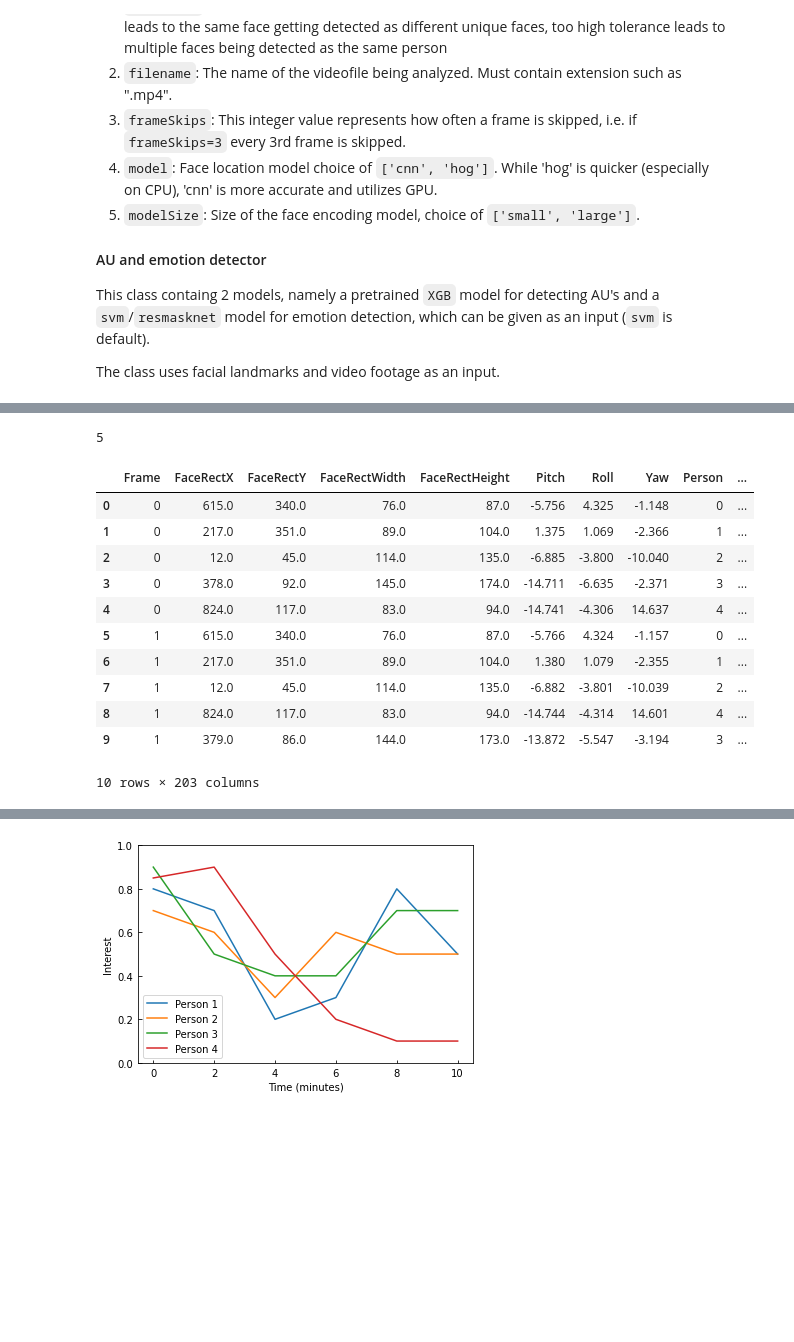
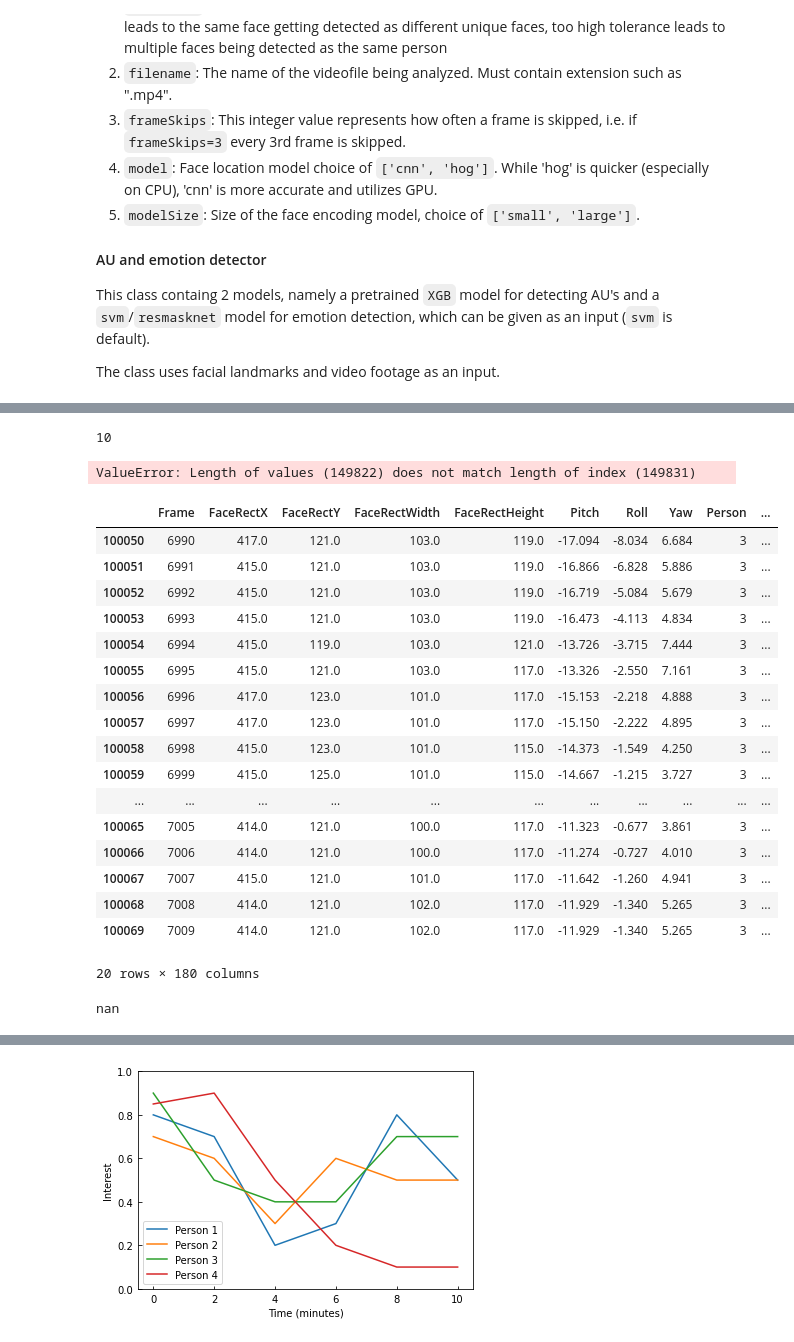
Before and after one commit to ramon284/Interest-predictor, a Jupyter notebook: pipeline.ipynb, the cells around one changed output, grey strips where cells are left out. Cells and saved outputs as stored; diff of their text form; code cells hidden in the pictures; blank space fills up the shorter version.

```diff
--- a/pipeline.ipynb
+++ b/pipeline.ipynb
@@ -221,14 +235,19 @@ gc.collect()
 import pandas as pd
 import numpy as np
 from Preprocessing.emotionMirroring import emotionMirroring
+from Preprocessing.eyeFeatures import eyePreprocessor
+ear = eyePreprocessor()
 def calculate_differences(df, feature):
     df[feature + '_diff'] = df.groupby('Person')[feature].diff().fillna(0).round(3)
 emoMirroring = emotionMirroring()
-for meetingNr in range(5,6):
+for meetingNr in range(10,11):
     print(meetingNr)
     output = pd.read_csv(f'mapje/meeting_{meetingNr}/7_mediapipe.csv')
     output = emoMirroring.runModel(output)
     output.to_csv(f'mapje/meeting_{meetingNr}/8_emotionMirrored.csv', index=False)
+
+    output = ear.get_EAR(output)
+    output = ear.pupilFeatures(output)
 
     output.sort_values(by=['Frame', 'Person'], inplace=True)
     output.reset_index(drop=True, inplace=True)
@@ -255,22 +274,35 @@ for meetingNr in range(5,6):
 
     output.to_csv(f'mapje/meeting_{meetingNr}/9_temporaled.csv', index=False)
 # %% [output]
-5
+10
+ValueError: Length of values (149822) does not match length of index (149831)
-# %%
-x[:10]
-# %% [output]
-|  | Frame | FaceRectX | FaceRectY | FaceRectWidth | FaceRectHeight | Pitch | Roll | Yaw | Person | ... |
-| 0 | 0 | 615.0 | 340.0 | 76.0 | 87.0 | -5.756 | 4.325 | -1.148 | 0 | ... |
-| 1 | 0 | 217.0 | 351.0 | 89.0 | 104.0 | 1.375 | 1.069 | -2.366 | 1 | ... |
-| 2 | 0 | 12.0 | 45.0 | 114.0 | 135.0 | -6.885 | -3.800 | -10.040 | 2 | ... |
-| 3 | 0 | 378.0 | 92.0 | 145.0 | 174.0 | -14.711 | -6.635 | -2.371 | 3 | ... |
-| 4 | 0 | 824.0 | 117.0 | 83.0 | 94.0 | -14.741 | -4.306 | 14.637 | 4 | ... |
-| 5 | 1 | 615.0 | 340.0 | 76.0 | 87.0 | -5.766 | 4.324 | -1.157 | 0 | ... |
-| 6 | 1 | 217.0 | 351.0 | 89.0 | 104.0 | 1.380 | 1.079 | -2.355 | 1 | ... |
-| 7 | 1 | 12.0 | 45.0 | 114.0 | 135.0 | -6.882 | -3.801 | -10.039 | 2 | ... |
-| 8 | 1 | 824.0 | 117.0 | 83.0 | 94.0 | -14.744 | -4.314 | 14.601 | 4 | ... |
-| 9 | 1 | 379.0 | 86.0 | 144.0 | 173.0 | -13.872 | -5.547 | -3.194 | 3 | ... |
-10 rows × 203 columns
+# %%
+import pandas as pd
+import numpy as np
+output = pd.read_csv(f'mapje/meeting_{5}/7_mediapipe.csv')
+# %% [output]
+|  | Frame | FaceRectX | FaceRectY | FaceRectWidth | FaceRectHeight | Pitch | Roll | Yaw | Person | ... |
+| 100050 | 6990 | 417.0 | 121.0 | 103.0 | 119.0 | -17.094 | -8.034 | 6.684 | 3 | ... |
+| 100051 | 6991 | 415.0 | 121.0 | 103.0 | 119.0 | -16.866 | -6.828 | 5.886 | 3 | ... |
+| 100052 | 6992 | 415.0 | 121.0 | 103.0 | 119.0 | -16.719 | -5.084 | 5.679 | 3 | ... |
+| 100053 | 6993 | 415.0 | 121.0 | 103.0 | 119.0 | -16.473 | -4.113 | 4.834 | 3 | ... |
+| 100054 | 6994 | 415.0 | 119.0 | 103.0 | 121.0 | -13.726 | -3.715 | 7.444 | 3 | ... |
+| 100055 | 6995 | 415.0 | 121.0 | 103.0 | 117.0 | -13.326 | -2.550 | 7.161 | 3 | ... |
+| 100056 | 6996 | 417.0 | 123.0 | 101.0 | 117.0 | -15.153 | -2.218 | 4.888 | 3 | ... |
+| 100057 | 6997 | 417.0 | 123.0 | 101.0 | 117.0 | -15.150 | -2.222 | 4.895 | 3 | ... |
+| 100058 | 6998 | 415.0 | 123.0 | 101.0 | 115.0 | -14.373 | -1.549 | 4.250 | 3 | ... |
+| 100059 | 6999 | 415.0 | 125.0 | 101.0 | 115.0 | -14.667 | -1.215 | 3.727 | 3 | ... |
+| ... | ... | ... | ... | ... | ... | ... | ... | ... | ... | ... |
+| 100065 | 7005 | 414.0 | 121.0 | 100.0 | 117.0 | -11.323 | -0.677 | 3.861 | 3 | ... |
+| 100066 | 7006 | 414.0 | 121.0 | 100.0 | 117.0 | -11.274 | -0.727 | 4.010 | 3 | ... |
+| 100067 | 7007 | 415.0 | 121.0 | 101.0 | 117.0 | -11.642 | -1.260 | 4.941 | 3 | ... |
+| 100068 | 7008 | 414.0 | 121.0 | 102.0 | 117.0 | -11.929 | -1.340 | 5.265 | 3 | ... |
+| 100069 | 7009 | 414.0 | 121.0 | 102.0 | 117.0 | -11.929 | -1.340 | 5.265 | 3 | ... |
+20 rows × 180 columns
+# %%
+print(max(df.mean_EAR))
+# %% [output]
+nan
 # %%
 import gc
 import pandas as pd
```
Also changed, not shown: parts of 3 cells of this notebook, 3 other files.
